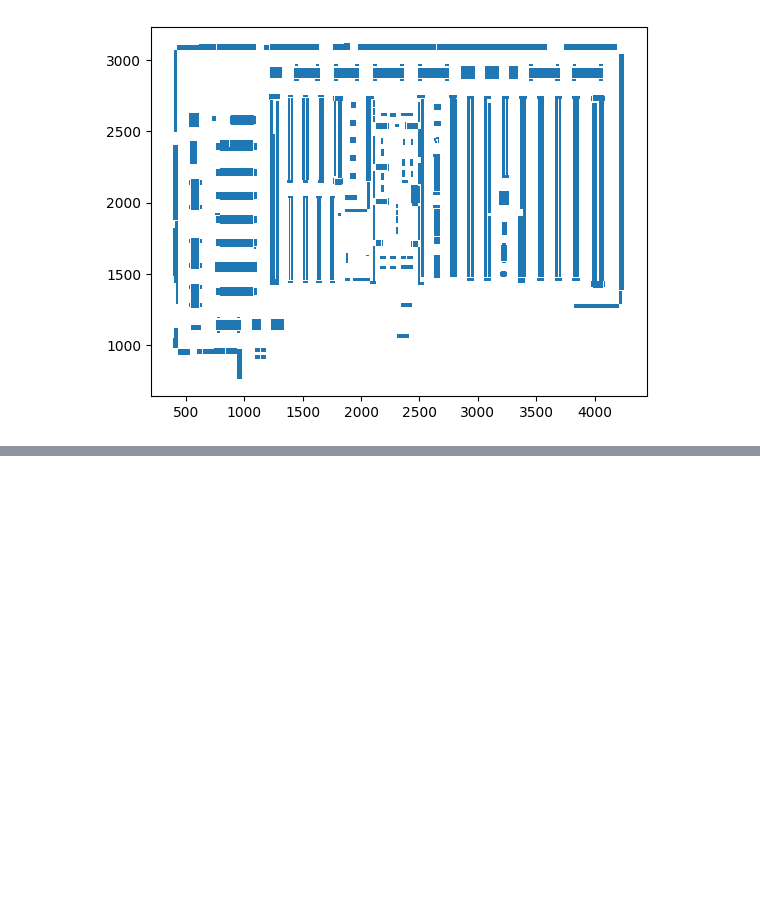
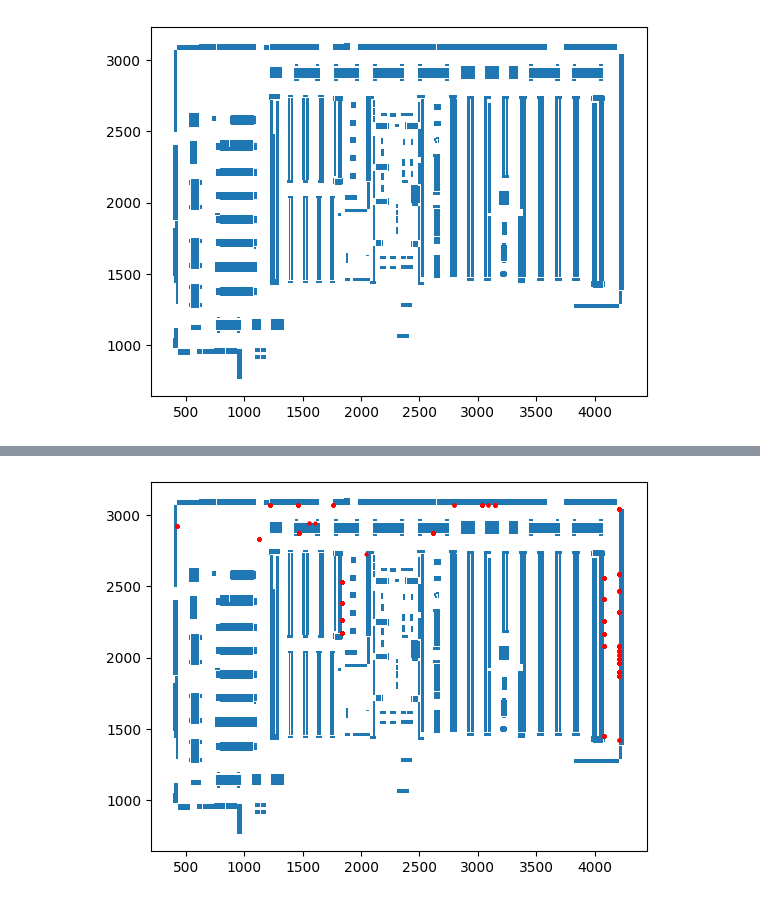
Before and after one commit to jazoomi/LogAnaylzer, a Jupyter notebook: DRS.ipynb, the cells around one changed output, grey strips where cells are left out. Saved outputs shown, nothing was run; the diff lists cells and outputs as text; code cells hidden in the pictures; blank space fills up the shorter version.

```diff
--- a/DRS.ipynb
+++ b/DRS.ipynb
@@ -170,0 +212,14 @@ plt.show()
+# %%
+# Here I plot all frozen items, try plotting all items with different colors based on their second level category
+item_fixtures_subset = item_fixtures_df[item_fixtures_df["nav_categories_en"].apply(lambda x: x[1] == "frozen")]
+
+fig, ax = plt.subplots()
+ax.plot()
+for x, y, x1, y1 in zip(fixtures_df["STARTING_X"], fixtures_df["STARTING_Y"], fixtures_df["ENDING_X"], fixtures_df["ENDING_Y"]):
+    ax.add_patch(Rectangle((x, y), float(x1-x), float(y1-y)))
+
+plt.plot(item_fixtures_subset["X1"], item_fixtures_subset["Y1"], 'o', markersize=2, color='#ff0000')
+
+plt.show()
+# %% [output]
+[figure, added]
```
Also changed, not shown: parts of 9 cells of this notebook.
